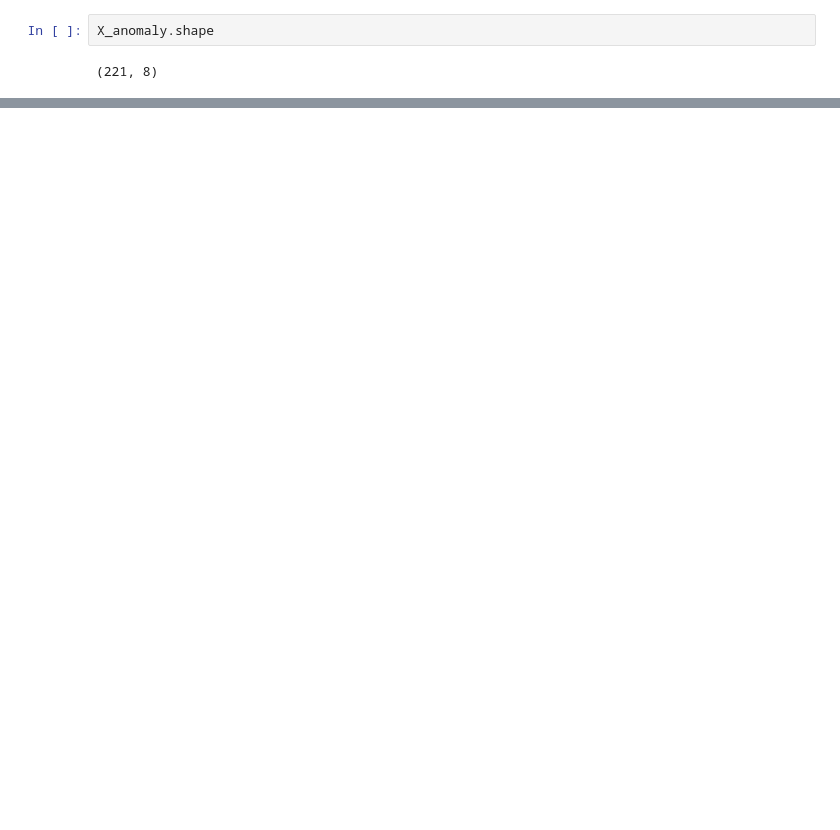
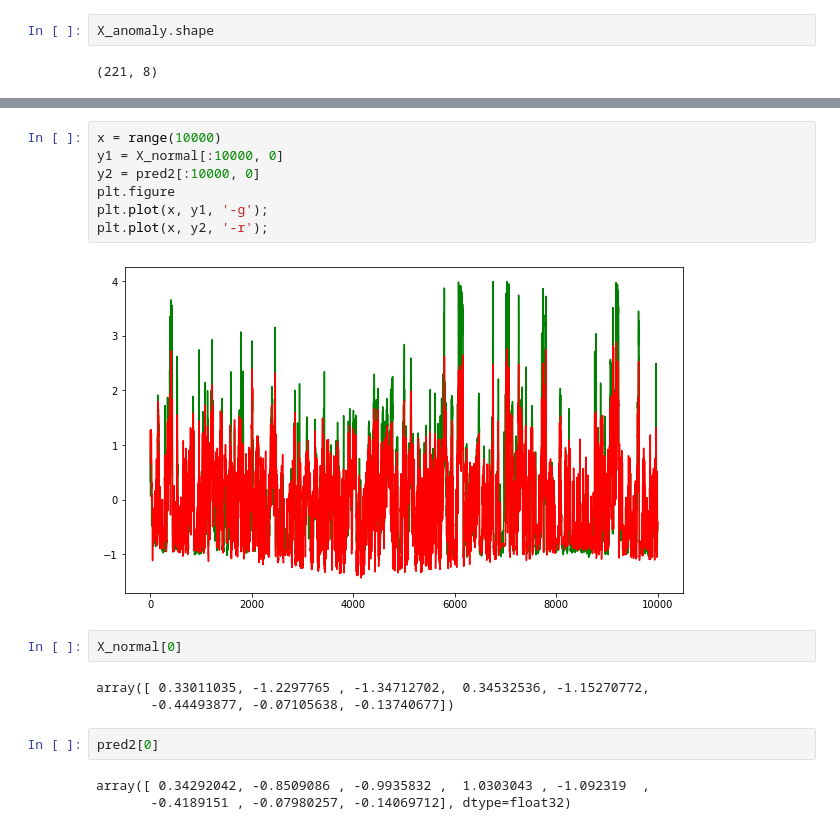
Before and after one commit to vincentsun870530/COMP432_Anomaly_Detection, a Jupyter notebook: comp432.ipynb, the cells around one changed output, grey strips where cells are left out. Saved outputs shown, nothing was run; the diff lists cells and outputs as text; blank space fills up the shorter version.

```diff
--- a/comp432.ipynb
+++ b/comp432.ipynb
@@ -254,0 +281,19 @@ plt.plot(x, y2, '-or')
+# %%
+x = range(10000)
+y1 = X_normal[:10000, 0]
+y2 = pred2[:10000, 0]
+plt.figure
+plt.plot(x, y1, '-g');
+plt.plot(x, y2, '-r');
+# %% [output]
+[figure, added]
+# %%
+X_normal[0]
+# %% [output]
+array([ 0.33011035, -1.2297765 , -1.34712702,  0.34532536, -1.15270772,
+       -0.44493877, -0.07105638, -0.13740677])
+# %%
+pred2[0]
+# %% [output]
+array([ 0.34292042, -0.8509086 , -0.9935832 ,  1.0303043 , -1.092319  ,
+       -0.4189151 , -0.07980257, -0.14069712], dtype=float32)
```
Also changed, not shown: parts of 11 cells of this notebook.
